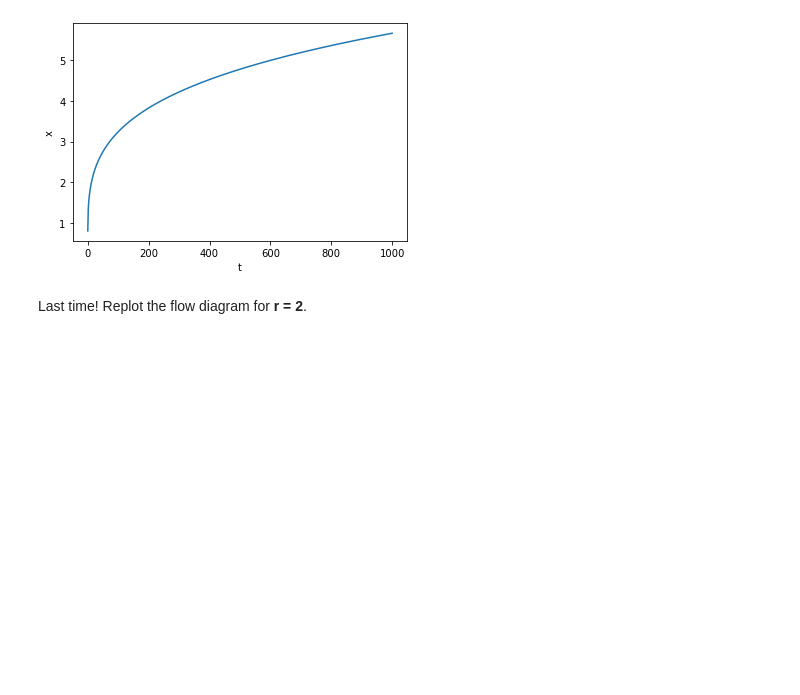
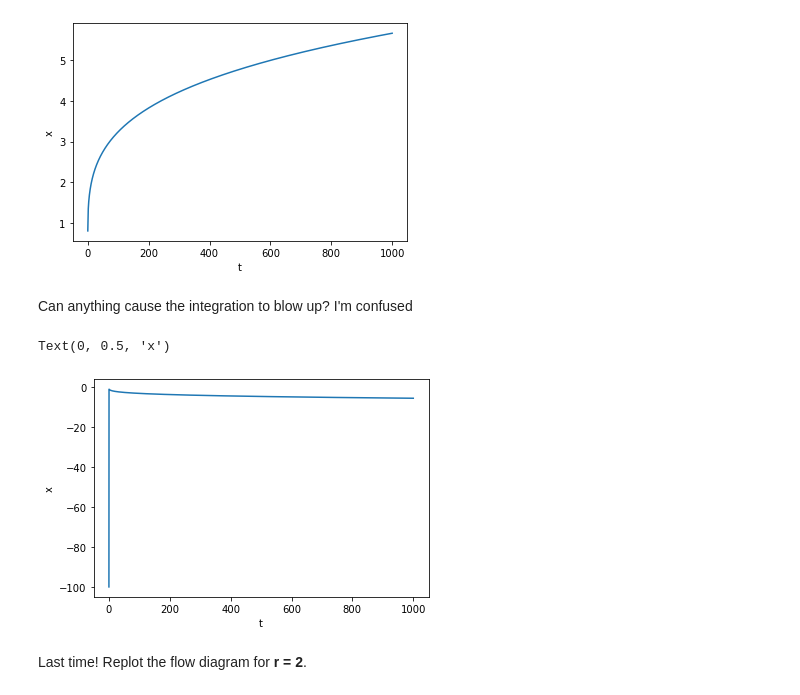
Before and after one commit to mdsnbutler/ChE_2410-Public-Repo, a Jupyter notebook: Homework/Homework 7 Flow on a Line.ipynb, the cells around one changed output. Cells and saved outputs as stored; diff of their text form; code cells hidden in the pictures; blank space fills up the shorter version.

```diff
--- a/Homework/Homework 7 Flow on a Line.ipynb
+++ b/Homework/Homework 7 Flow on a Line.ipynb
@@ -75,6 +75,17 @@ plt.ylabel('x')
 # %% [output]
 Text(0, 0.5, 'x')
 [figure]
+# %% [markdown]
+Can anything cause the integration to blow up? I'm confused
+# %%
+x = odeint(func, y0 = -100, t = timesteps, args = (r,))
+
+plt.plot(timesteps, x)
+plt.xlabel('t')
+plt.ylabel('x')
+# %% [output]
+Text(0, 0.5, 'x')
+[figure, added]
 # %% [markdown]
 Last time! Replot the flow diagram for **r = 2**.
 # %%
```
Also changed, not shown: parts of 2 cells of this notebook.
